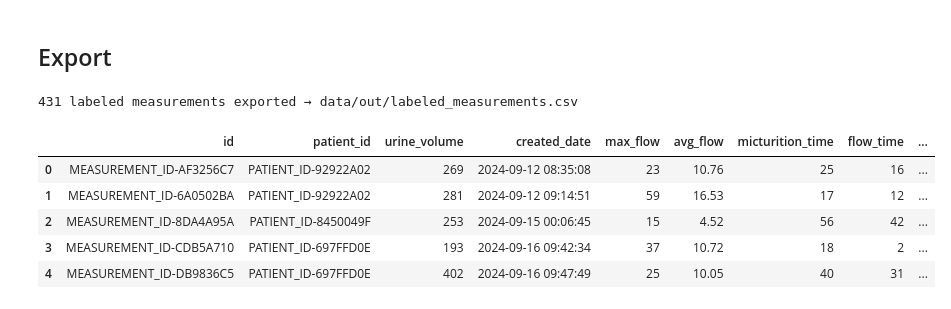
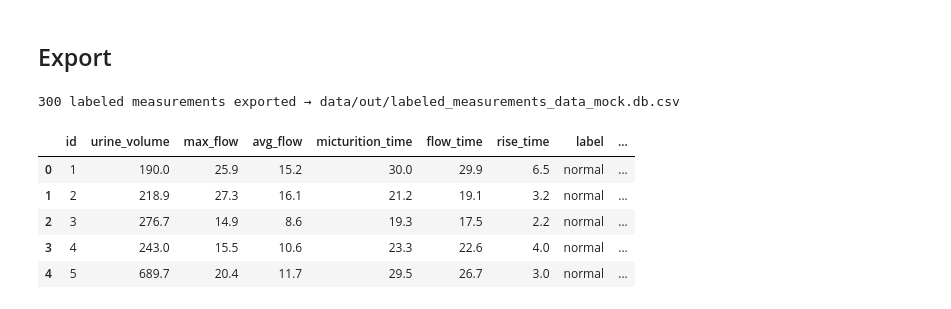
Before and after one commit to alexanderreiprich/anomaly_detection, a Jupyter notebook: 2_uroflow_labeling/active_learning/uro_active_learning.ipynb, the cells around one changed output. Saved outputs shown, nothing was run; the diff lists cells and outputs as text; code cells hidden in the pictures.

```diff
--- a/2_uroflow_labeling/active_learning/uro_active_learning.ipynb
+++ b/2_uroflow_labeling/active_learning/uro_active_learning.ipynb
@@ -42,5 +42,7 @@ Adjust DB_PATH!
 # %%
-DB_PATH = 'data/db/data_mock.db'
+DB_DIR = 'data/db/'
+DB_NAME = 'data_mock.db'
+DB_PATH = DB_DIR + DB_NAME
 
 # ─── Demo: Creates mock data
 
@@ -880,16 +893,16 @@ weighted avg       0.95      0.98      0.97       300
 # %% [markdown]
 ## Export
 # %%
-export_path = 'data/out/labeled_measurements.csv'
+export_path = f'data/out/labeled_measurements_{DB_NAME}.csv'
 df_export = pd.read_sql('SELECT * FROM measurements WHERE label IS NOT NULL', conn)
 df_export.to_csv(export_path, index=False)
 print(f'{len(df_export)} labeled measurements exported → {export_path}')
 df_export.head()
 # %% [output]
-431 labeled measurements exported → data/out/labeled_measurements.csv
+300 labeled measurements exported → data/out/labeled_measurements_data_mock.db.csv
-|  | id | patient_id | urine_volume | created_date | max_flow | avg_flow | micturition_time | flow_time | ... |
-| 0 | MEASUREMENT_ID-AF3256C7 | PATIENT_ID-92922A02 | 269 | 2024-09-12 08:35:08 | 23 | 10.76 | 25 | 16 | ... |
-| 1 | MEASUREMENT_ID-6A0502BA | PATIENT_ID-92922A02 | 281 | 2024-09-12 09:14:51 | 59 | 16.53 | 17 | 12 | ... |
-| 2 | MEASUREMENT_ID-8DA4A95A | PATIENT_ID-8450049F | 253 | 2024-09-15 00:06:45 | 15 | 4.52 | 56 | 42 | ... |
-| 3 | MEASUREMENT_ID-CDB5A710 | PATIENT_ID-697FFD0E | 193 | 2024-09-16 09:42:34 | 37 | 10.72 | 18 | 2 | ... |
-| 4 | MEASUREMENT_ID-DB9836C5 | PATIENT_ID-697FFD0E | 402 | 2024-09-16 09:47:49 | 25 | 10.05 | 40 | 31 | ... |
+|  | id | urine_volume | max_flow | avg_flow | micturition_time | flow_time | rise_time | label | ... |
+| 0 | 1 | 190.0 | 25.9 | 15.2 | 30.0 | 29.9 | 6.5 | normal | ... |
+| 1 | 2 | 218.9 | 27.3 | 16.1 | 21.2 | 19.1 | 3.2 | normal | ... |
+| 2 | 3 | 276.7 | 14.9 | 8.6 | 19.3 | 17.5 | 2.2 | normal | ... |
+| 3 | 4 | 243.0 | 15.5 | 10.6 | 23.3 | 22.6 | 4.0 | normal | ... |
+| 4 | 5 | 689.7 | 20.4 | 11.7 | 29.5 | 26.7 | 3.0 | normal | ... |
```
Also changed, not shown: parts of 10 cells of this notebook.
